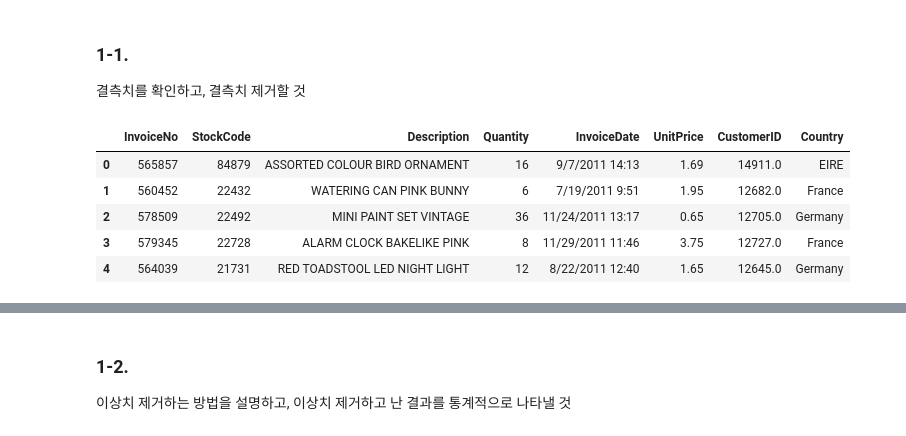
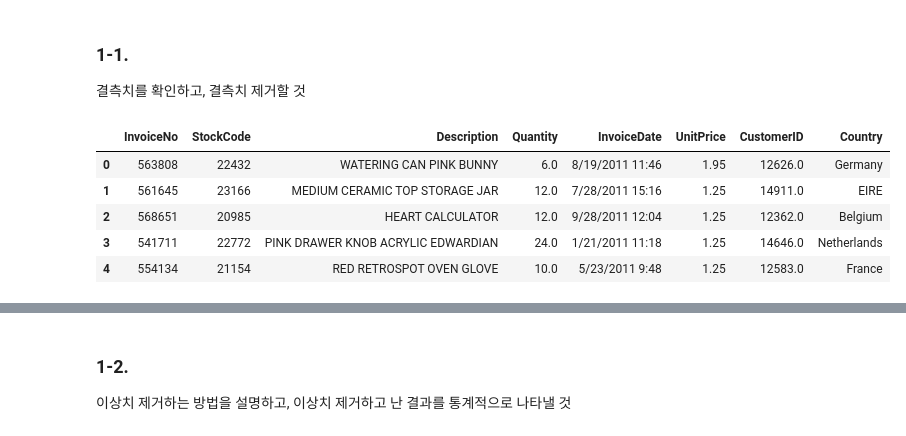
Before and after one commit to Junoflows/ADP, a Jupyter notebook: 문제/ADP_26회_기출.ipynb, the cells around one changed output, grey strips where cells are left out. Drawn from its saved outputs; the diff is of its cells as text; code cells hidden in the pictures.

```diff
--- a/문제/ADP_26회_기출.ipynb
+++ b/문제/ADP_26회_기출.ipynb
@@ -15,12 +15,12 @@
 # %%
 import pandas as pd
 
-df= pd.read_csv('https://raw.githubusercontent.com/Datamanim/datarepo/main/adp/25/problem1.csv')
+df= pd.read_csv('https://raw.githubusercontent.com/Datamanim/datarepo/main/adp/26/problem1.csv')
 df.head()
 # %% [output]
 |  | InvoiceNo | StockCode | Description | Quantity | InvoiceDate | UnitPrice | CustomerID | Country |
-| 0 | 565857 | 84879 | ASSORTED COLOUR BIRD ORNAMENT | 16 | 9/7/2011 14:13 | 1.69 | 14911.0 | EIRE |
-| 1 | 560452 | 22432 | WATERING CAN PINK BUNNY | 6 | 7/19/2011 9:51 | 1.95 | 12682.0 | France |
-| 2 | 578509 | 22492 | MINI PAINT SET VINTAGE | 36 | 11/24/2011 13:17 | 0.65 | 12705.0 | Germany |
-| 3 | 579345 | 22728 | ALARM CLOCK BAKELIKE PINK | 8 | 11/29/2011 11:46 | 3.75 | 12727.0 | France |
-| 4 | 564039 | 21731 | RED TOADSTOOL LED NIGHT LIGHT | 12 | 8/22/2011 12:40 | 1.65 | 12645.0 | Germany |
+| 0 | 563808 | 22432 | WATERING CAN PINK BUNNY | 6.0 | 8/19/2011 11:46 | 1.95 | 12626.0 | Germany |
+| 1 | 561645 | 23166 | MEDIUM CERAMIC TOP STORAGE JAR | 12.0 | 7/28/2011 15:16 | 1.25 | 14911.0 | EIRE |
+| 2 | 568651 | 20985 | HEART CALCULATOR | 12.0 | 9/28/2011 12:04 | 1.25 | 12362.0 | Belgium |
+| 3 | 541711 | 22772 | PINK DRAWER KNOB ACRYLIC EDWARDIAN | 24.0 | 1/21/2011 11:18 | 1.25 | 14646.0 | Netherlands |
+| 4 | 554134 | 21154 | RED RETROSPOT OVEN GLOVE | 10.0 | 5/23/2011 9:48 | 1.25 | 12583.0 | France |
```
Also changed, not shown: parts of 35 cells of this notebook, 1 other file.
